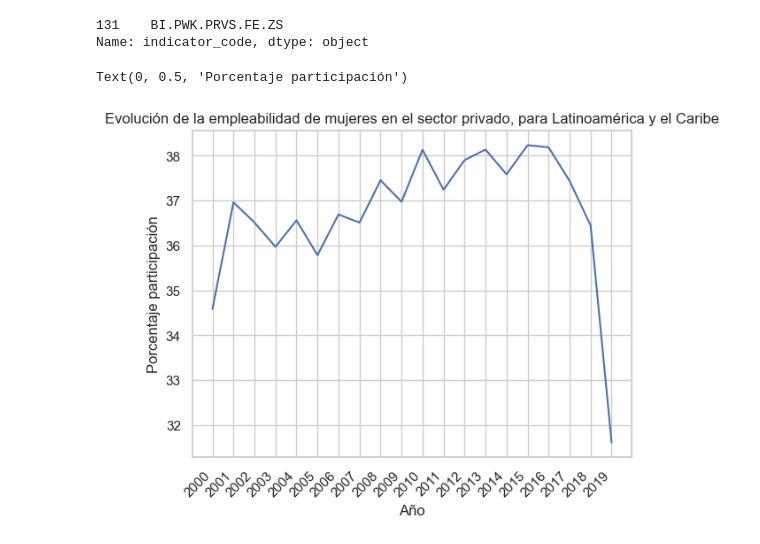
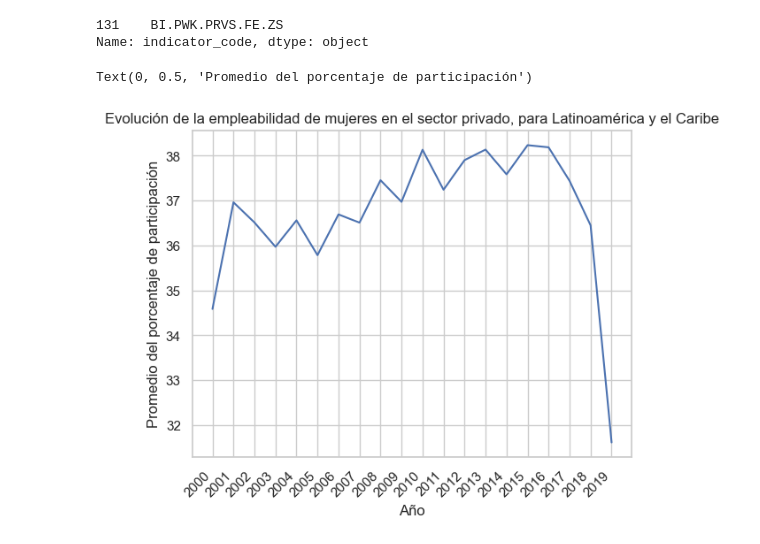
Before and after one commit to AEEM1993/DS_CasoPractico_MOD5, a Jupyter notebook: CasoPractico.ipynb, the cells around one changed output. Drawn from its saved outputs; the diff is of its cells as text; code cells hidden in the pictures.

```diff
--- a/CasoPractico.ipynb
+++ b/CasoPractico.ipynb
@@ -138,9 +138,9 @@ result["indicator_value"] = result["indicator_value"] * 100
 # %%
 sns.lineplot(x="year", y="indicator_value", data=result)
 plt.title("Evolución de la empleabilidad de mujeres en el sector privado, para Latinoamérica y el Caribe")
 plt.xticks(rotation=45, ha="right")
 plt.xlabel("Año")
-plt.ylabel("Porcentaje participación")
+plt.ylabel("Promedio del porcentaje de participación")
 # %% [output]
-Text(0, 0.5, 'Porcentaje participación')
+Text(0, 0.5, 'Promedio del porcentaje de participación')
-[figure, old version]
+[figure, new version]
```
Also changed, not shown: parts of 2 cells of this notebook.
